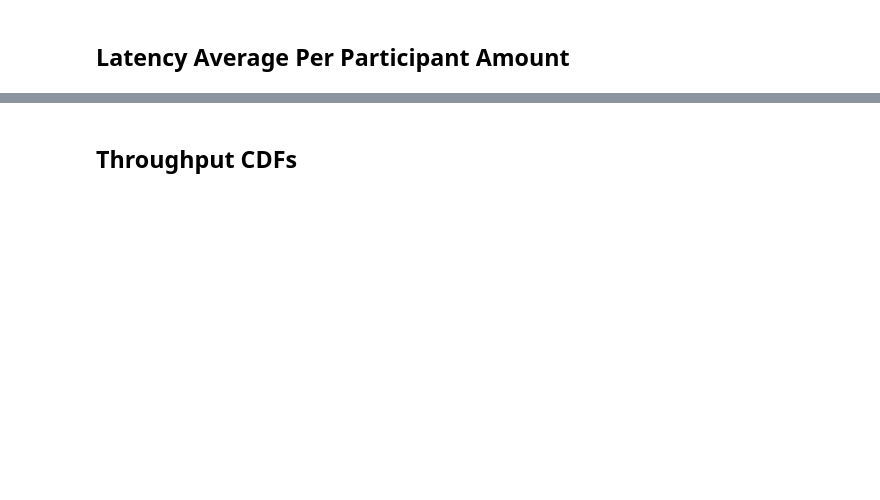
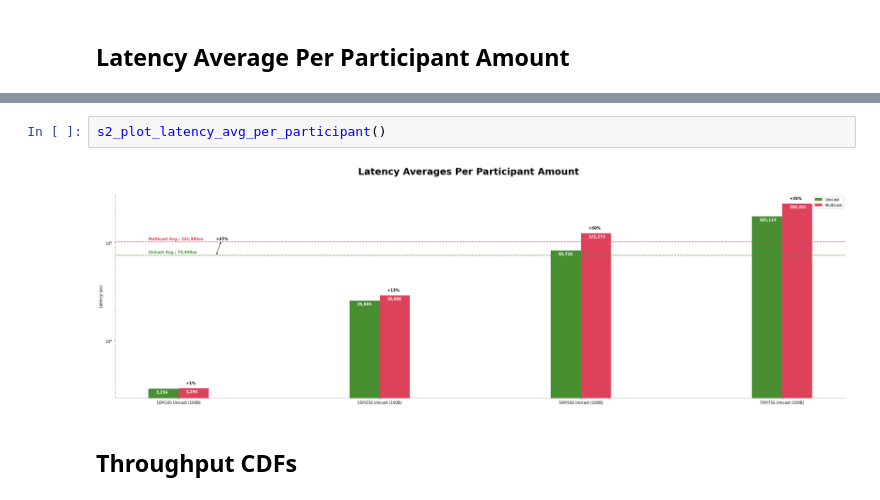
Before and after one commit to Blitz3r123/PATS-Data-Processing, a Jupyter notebook: Complete Analysis.ipynb, the cells around one changed output, grey strips where cells are left out. Cells and saved outputs as stored; diff of their text form; blank space fills up the shorter version.

```diff
--- a/Complete Analysis.ipynb
+++ b/Complete Analysis.ipynb
@@ -280,2 +294,6 @@ ax.spines['left'].set_color('#999')
+# %%
+s2_plot_latency_avg_per_participant()
+# %% [output]
+[figure, added]
 # %% [markdown]
 ## Throughput CDFs <a class="anchor" id="s2-throughput-cdfs"></a>
```
Also changed, not shown: parts of 15 cells of this notebook, 2 other files.
